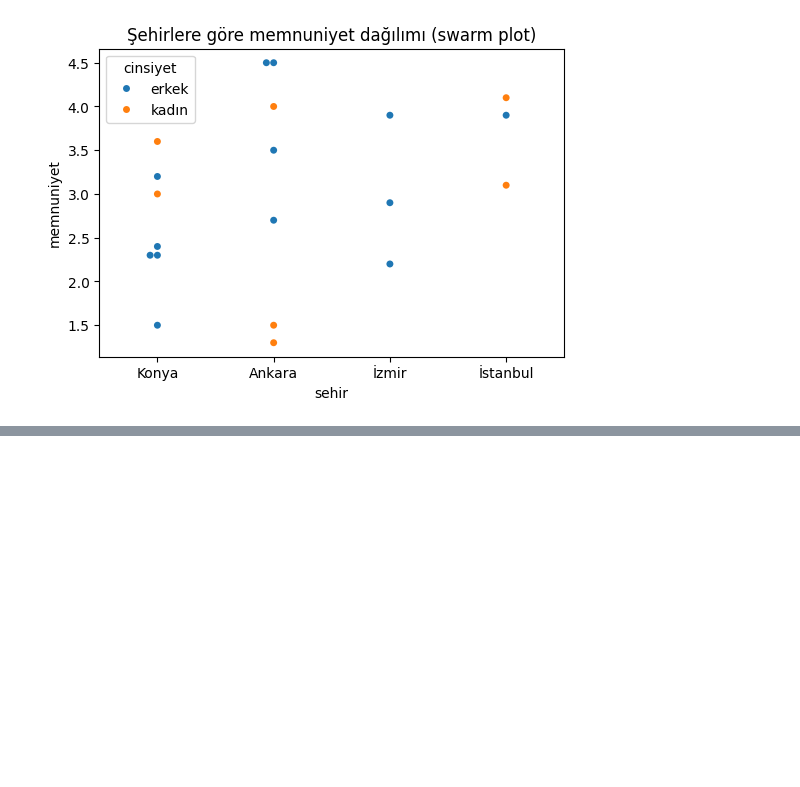
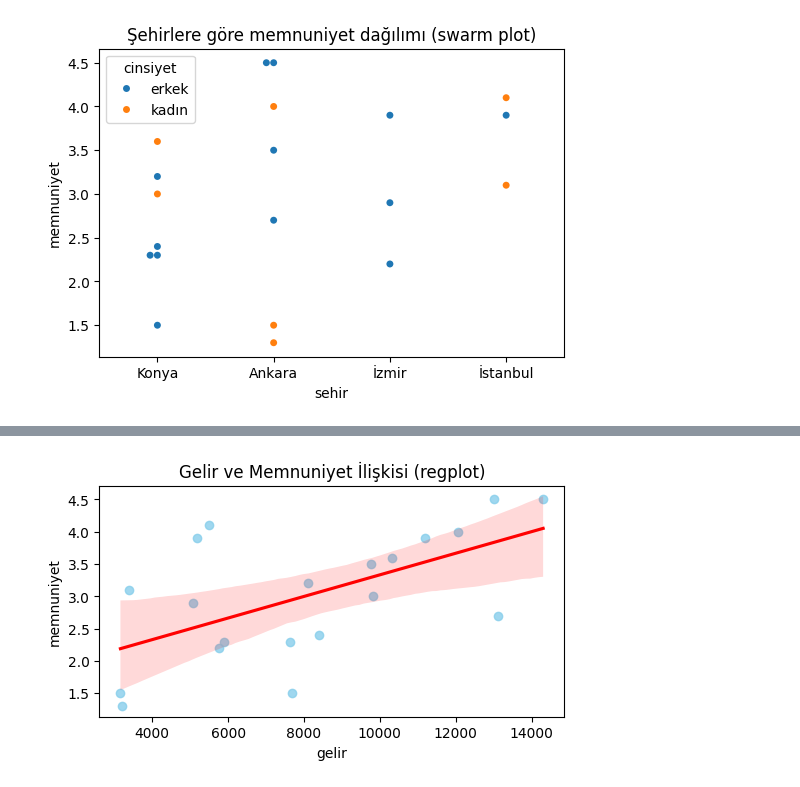
Before and after one commit to ArsenLupen53/GYZU-BTK-codespace, a Jupyter notebook: veri_seti_inceleme/veri_seti_ilk_islemler_gorsellestirme.ipynb, the cells around one changed output, grey strips where cells are left out. Cells and saved outputs as stored; diff of their text form; code cells hidden in the pictures; blank space fills up the shorter version.

```diff
--- a/veri_seti_inceleme/veri_seti_ilk_islemler_gorsellestirme.ipynb
+++ b/veri_seti_inceleme/veri_seti_ilk_islemler_gorsellestirme.ipynb
@@ -520,0 +540,8 @@ plt.show()
+# %%
+#regplot - regresyon çizgili dağılım grafiği
+plt.figure(figsize=(6,3))
+sns.regplot(data=veri,x="gelir",y="memnuniyet",scatter_kws={"color":"skyblue"}, line_kws = {"color":"red"})
+plt.title("Gelir ve Memnuniyet İlişkisi (regplot)")
+plt.show()
+# %% [output]
+[figure, added]
```
Also changed, not shown: parts of 14 cells of this notebook.
